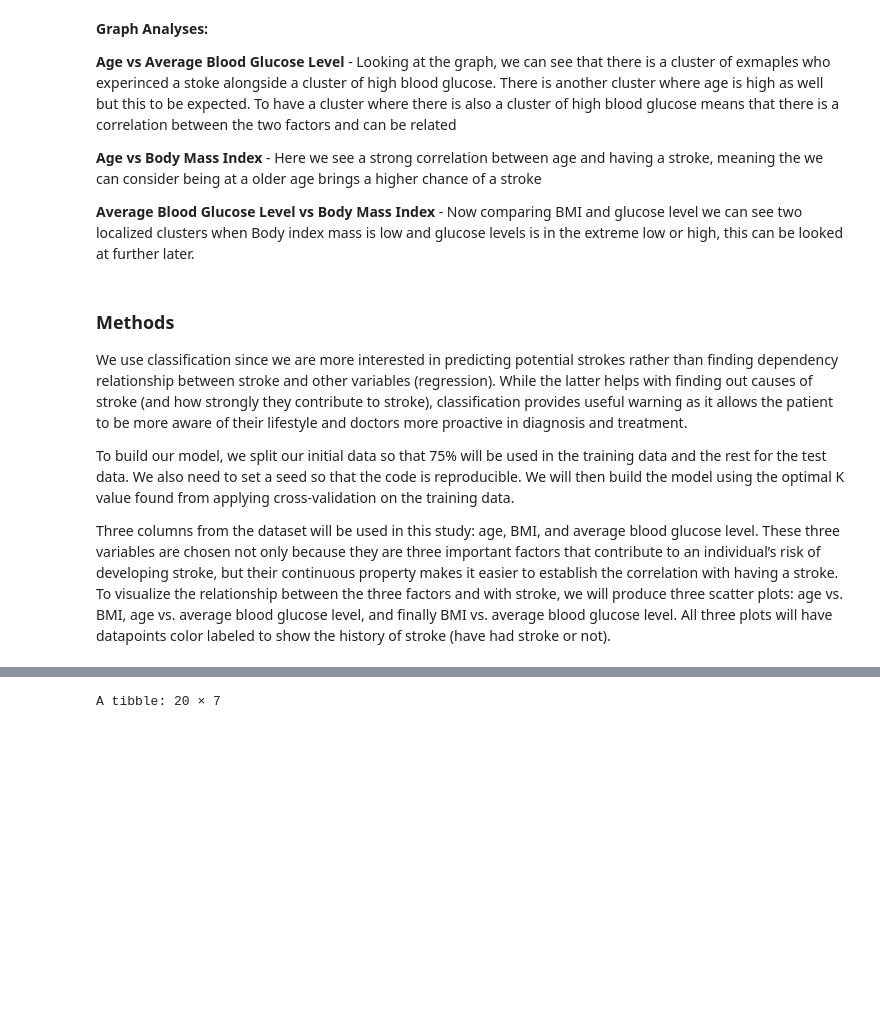
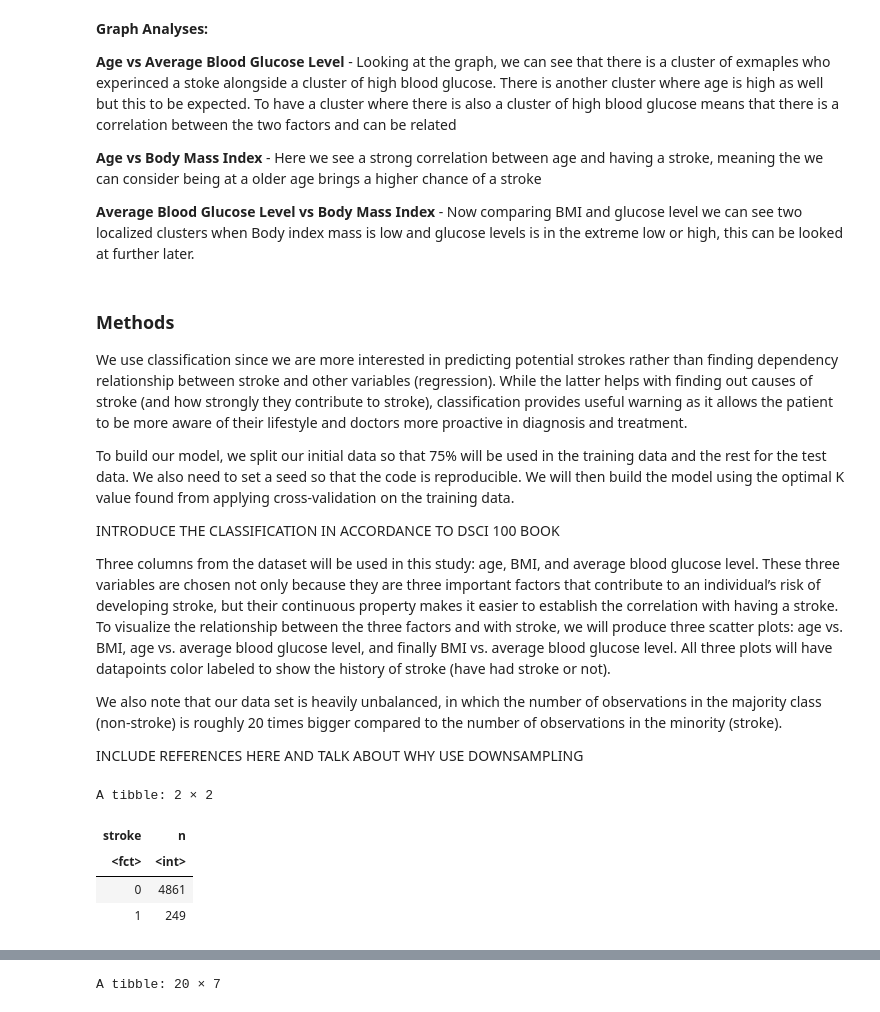
Before and after one commit to hd54/stroke, a Jupyter notebook: stroke.ipynb, the cells around one changed output, grey strips where cells are left out. Cells and saved outputs as stored; diff of their text form; code cells hidden in the pictures; blank space fills up the shorter version.

```diff
--- a/stroke.ipynb
+++ b/stroke.ipynb
@@ -201,4 +201,20 @@ We use classification since we are more interested in predicting potential strok
 
 To build our model, we split our initial data so that 75% will be used in the training data and the rest for the test data. We also need to set a seed so that the code is reproducible. We will then build the model using the optimal K value found from applying cross-validation on the training data.
 
+INTRODUCE THE CLASSIFICATION IN ACCORDANCE TO DSCI 100 BOOK
+
 Three columns from the dataset will be used in this study: age, BMI, and average blood glucose level. These three variables are chosen not only because they are three important factors that contribute to an individual’s risk of developing stroke, but their continuous property makes it easier to establish the correlation with having a stroke. To visualize the relationship between the three factors and with stroke, we will produce three scatter plots: age vs. BMI, age vs. average blood glucose level, and finally BMI vs. average blood glucose level. All three plots will have datapoints color labeled to show the history of stroke (have had stroke or not).
+
+We also note that our data set is heavily unbalanced, in which the number of observations in the majority class (non-stroke) is roughly 20 times bigger compared to the number of observations in the minority (stroke).
+
+INCLUDE REFERENCES HERE AND TALK ABOUT WHY USE DOWNSAMPLING
+# %%
+stroke_count <- stroke_data_final |>
+    count(stroke)
+stroke_count
+# %% [output]
+A tibble: 2 × 2
+| stroke | n |
+| <fct> | <int> |
+| 0 | 4861 |
+| 1 | 249 |
```
Also changed, not shown: parts of 3 cells of this notebook.
